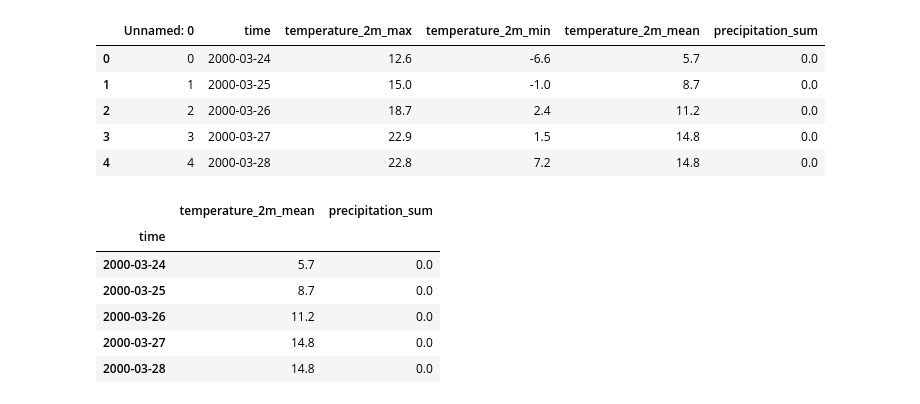
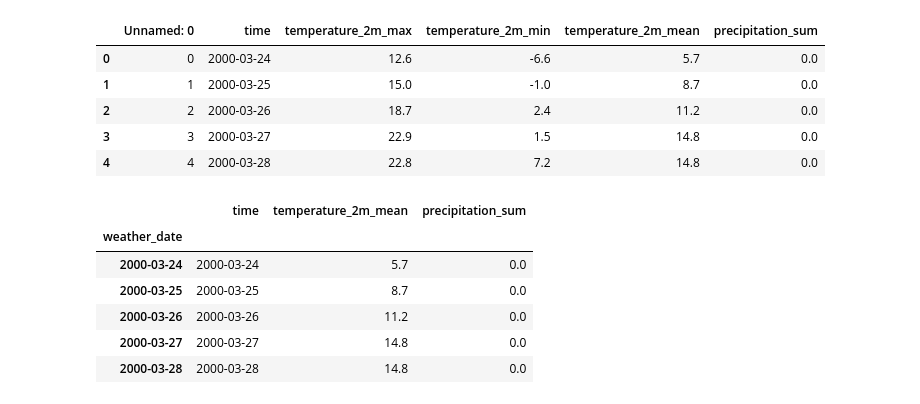
Before and after one commit to PrayusShrestha/crop-price-prediction, a Jupyter notebook: src/final_project.ipynb, the cells around one changed output. Drawn from its saved outputs; the diff is of its cells as text; code cells hidden in the pictures.

```diff
--- a/src/final_project.ipynb
+++ b/src/final_project.ipynb
@@ -21,14 +38,15 @@ weather_data.head()
 | 4 | 4 | 2000-03-28 | 22.8 | 7.2 | 14.8 | 0.0 |
 # %%
 weather_data = weather_data[['time','temperature_2m_mean','precipitation_sum']]
-weather_data = weather_data.set_index('time')
+weather_data['weather_date'] = pd.to_datetime(weather_data['time'])
+weather_data = weather_data.set_index('weather_date')
 weather_data.head()
 # %% [output]
-|  | temperature_2m_mean | precipitation_sum |
-| time |  |  |
-| 2000-03-24 | 5.7 | 0.0 |
-| 2000-03-25 | 8.7 | 0.0 |
-| 2000-03-26 | 11.2 | 0.0 |
-| 2000-03-27 | 14.8 | 0.0 |
-| 2000-03-28 | 14.8 | 0.0 |
+|  | time | temperature_2m_mean | precipitation_sum |
+| weather_date |  |  |  |
+| 2000-03-24 | 2000-03-24 | 5.7 | 0.0 |
+| 2000-03-25 | 2000-03-25 | 8.7 | 0.0 |
+| 2000-03-26 | 2000-03-26 | 11.2 | 0.0 |
+| 2000-03-27 | 2000-03-27 | 14.8 | 0.0 |
+| 2000-03-28 | 2000-03-28 | 14.8 | 0.0 |
 # %%
```
Also changed, not shown: parts of 31 cells of this notebook.
